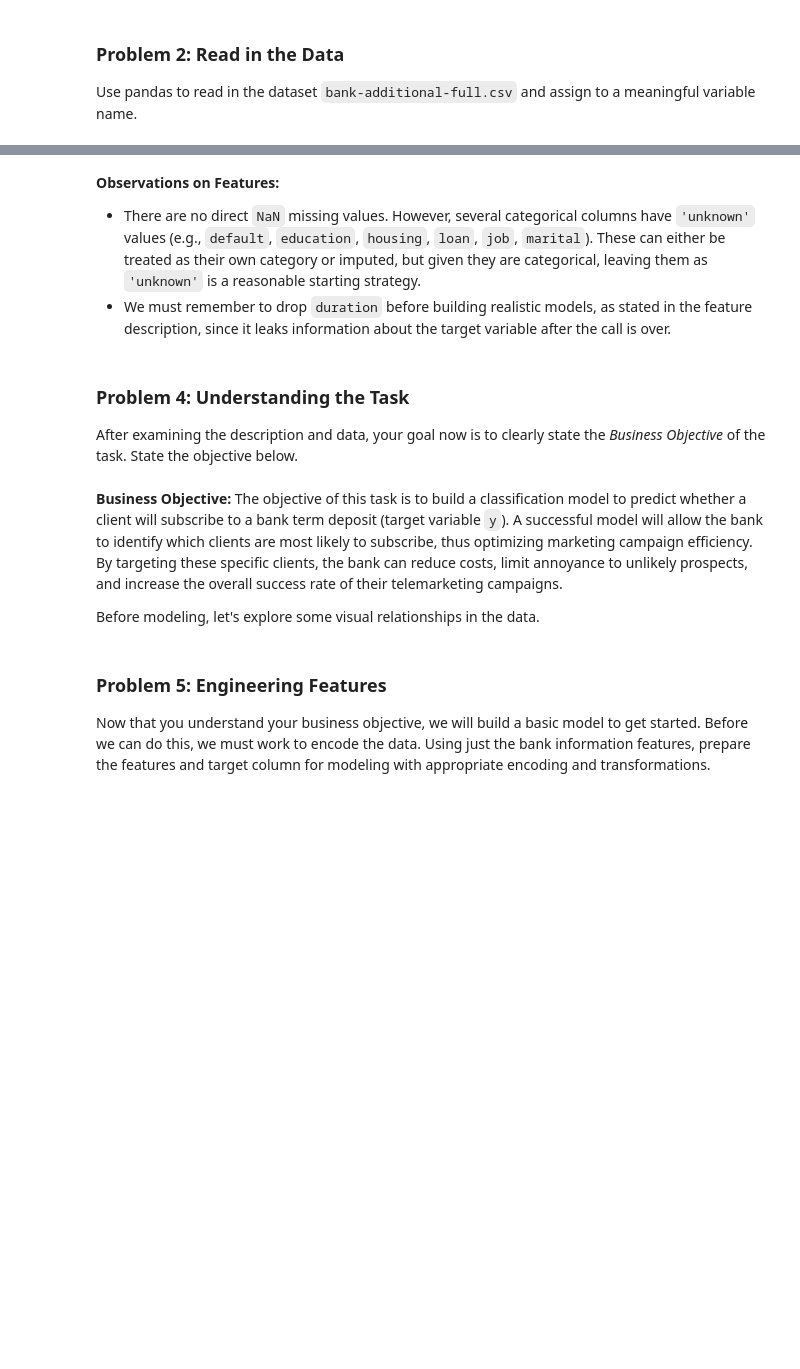
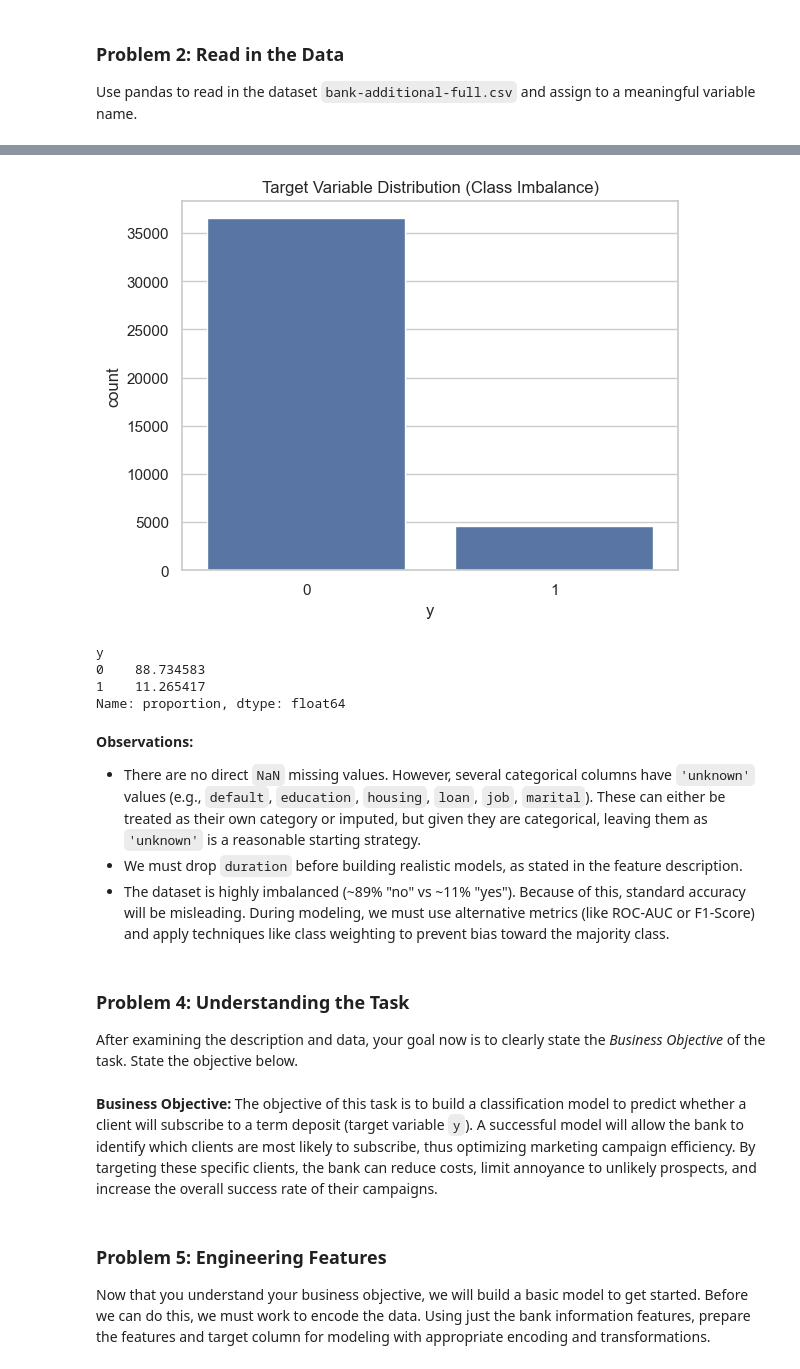
Before and after one commit to weirui828/bank-campaign-analysis, a Jupyter notebook: campaign_analyzer.ipynb, the cells around one changed output, grey strips where cells are left out. Drawn from its saved outputs; the diff is of its cells as text; code cells hidden in the pictures; blank space fills up the shorter version.

```diff
--- a/campaign_analyzer.ipynb
+++ b/campaign_analyzer.ipynb
@@ -81,13 +125,24 @@ for col in df.select_dtypes(include=['object']).columns:
+# %%
+sns.countplot(data=df, x='y')
+plt.title("Target Variable Distribution (Class Imbalance)")
+plt.show()
+
+print(df['y'].value_counts(normalize=True) * 100)
+# %% [output]
+[figure, added]
+y
+0    88.734583
+1    11.265417
+Name: proportion, dtype: float64
 # %% [markdown]
-**Observations on Features:**
+**Observations:**
 - There are no direct `NaN` missing values. However, several categorical columns have `'unknown'` values (e.g., `default`, `education`, `housing`, `loan`, `job`, `marital`). These can either be treated as their own category or imputed, but given they are categorical, leaving them as `'unknown'` is a reasonable starting strategy.
-- We must remember to drop `duration` before building realistic models, as stated in the feature description, since it leaks information about the target variable after the call is over.
+- We must drop `duration` before building realistic models, as stated in the feature description.
+- The dataset is highly imbalanced (~89% "no" vs ~11% "yes"). Because of this, standard accuracy will be misleading. During modeling, we must use alternative metrics (like ROC-AUC or F1-Score) and apply techniques like class weighting to prevent bias toward the majority class.
 # %% [markdown]
 ### Problem 4: Understanding the Task
 
 After examining the description and data, your goal now is to clearly state the *Business Objective* of the task.  State the objective below.
 # %% [markdown]
 **Business Objective:**
-The objective of this task is to build a classification model to predict whether a client will subscribe to a bank term deposit (target variable `y`). A successful model will allow the bank to identify which clients are most likely to subscribe, thus optimizing marketing campaign efficiency. By targeting these specific clients, the bank can reduce costs, limit annoyance to unlikely prospects, and increase the overall success rate of their telemarketing campaigns.
-
-Before modeling, let's explore some visual relationships in the data.
+The objective of this task is to build a classification model to predict whether a client will subscribe to a term deposit (target variable `y`). A successful model will allow the bank to identify which clients are most likely to subscribe, thus optimizing marketing campaign efficiency. By targeting these specific clients, the bank can reduce costs, limit annoyance to unlikely prospects, and increase the overall success rate of their campaigns.
```
Also changed, not shown: parts of 20 cells of this notebook, 1 other file.
